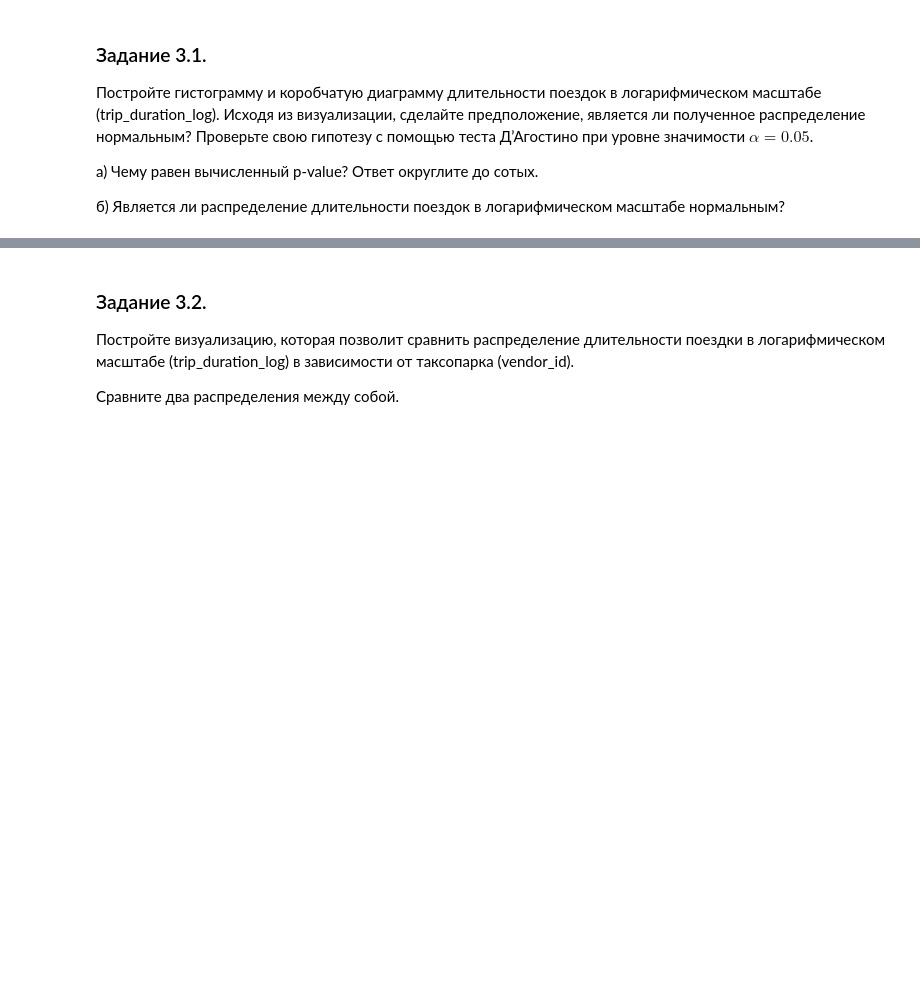
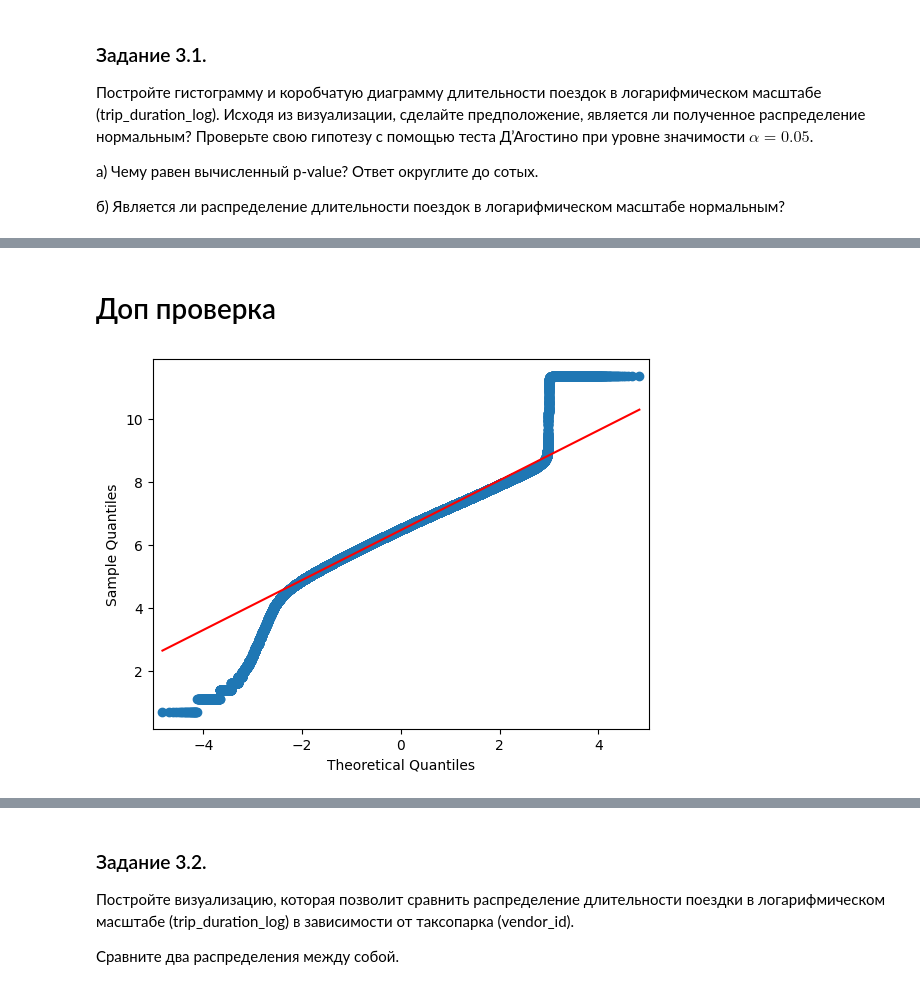
Before and after one commit to GloriTV/Lesson, a Jupyter notebook: MATH&ML/Project-5/Project-5._Ноутбук-шаблон.ipynb, the cells around one changed output, grey strips where cells are left out. Saved outputs shown, nothing was run; the diff lists cells and outputs as text; code cells hidden in the pictures; blank space fills up the shorter version.

```diff
--- a/MATH&ML/Project-5/Project-5._Ноутбук-шаблон.ipynb
+++ b/MATH&ML/Project-5/Project-5._Ноутбук-шаблон.ipynb
@@ -420,0 +393,17 @@ KeyError: 'date_h'
+# %%
+# ваш код здесь
+
+def fill_null_weather_data(df):
+    df['temperature'] = df['temperature'].fillna(df.groupby('pickup_date')['temperature'].transform('median'))
+    df['visibility'] = df['visibility'].fillna(df.groupby('pickup_date')['visibility'].transform('median'))
+    df['wind speed'] = df['wind speed'].fillna(df.groupby('pickup_date')['wind speed'].transform('median'))
+    df['precip'] = df['precip'].fillna(df.groupby('pickup_date')['precip'].transform('median'))
+    df['events'] = df['events'].fillna('None')
+    return df
+
+taxi_data = fill_null_weather_data(taxi_data)
+
+print('медиана в столбце "temperature" после заполнения пропусков равна:',end=' ')
+print(taxi_data['temperature'].median().round(1))
+
+# temp.groupby('pickup_date')['temperature'].median()
@@ -476,0 +522,10 @@ taxi_data['trip_duration_log'] = np.log(taxi_data['trip_duration']+1)
+# %% [markdown]
+# Доп проверка
+# %%
+from statsmodels.graphics.gofplots import qqplot
+from matplotlib import pyplot
+qqplot(taxi_data['trip_duration_log'], line='s')
+# Pyplot.show()
+plt.show()
+# %% [output]
+[figure, added]
```
Also changed, not shown: parts of 60 cells of this notebook.
